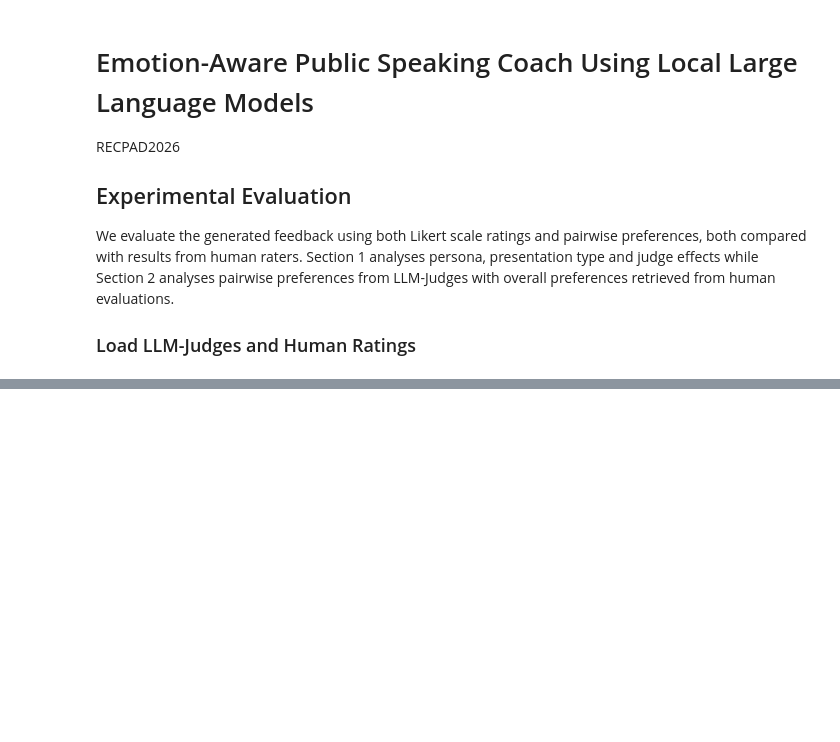
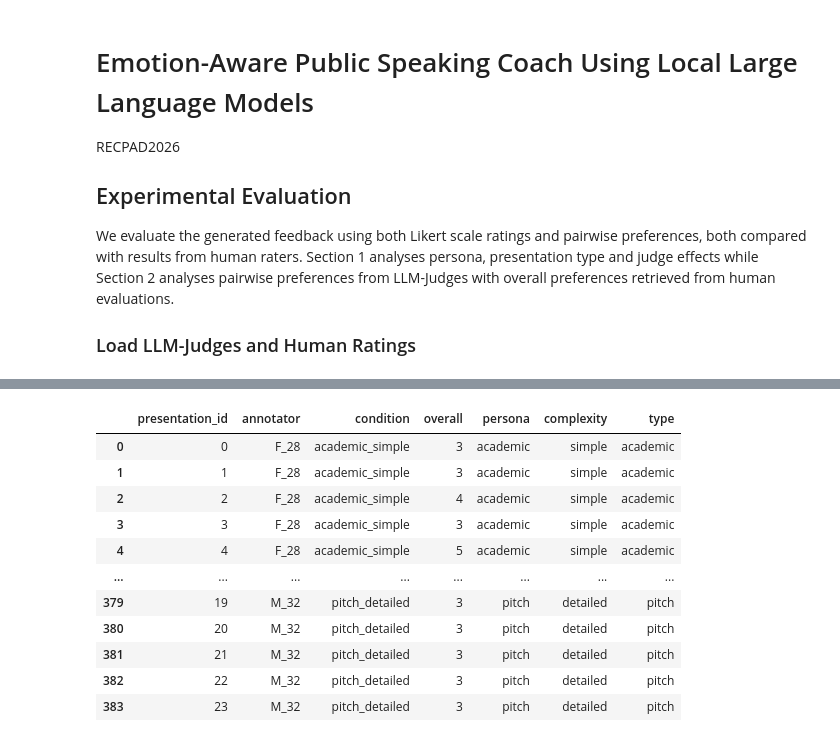
Before and after one commit to sofiafernandescd/EmoReA, a Jupyter notebook: persona-complexity-evaluation/analysis/recpad2026_results.ipynb, the cells around one changed output, grey strips where cells are left out. Drawn from its saved outputs; the diff is of its cells as text; code cells hidden in the pictures; blank space fills up the shorter version.

Commit message:
feat: pairwise comparison between LLM-judges and human evaluators

```diff
--- a/persona-complexity-evaluation/analysis/recpad2026_results.ipynb
+++ b/persona-complexity-evaluation/analysis/recpad2026_results.ipynb
@@ -997,0 +83,88 @@ plot_heatmap(df, title="GPT-4.1: A/B Comparison for Academic Presentations")
+# %%
+import pandas as pd
+
+r1 = pd.read_csv("../data/ratings_F_28.csv")
+r2 = pd.read_csv("../data/ratings_F_63.csv")
+r3 = pd.read_csv("../data/ratings_M_30.csv")
+r4 = pd.read_csv("../data/ratings_M_32.csv")
+
+r1["annotator"] = "F_28"
+r2["annotator"] = "F_63"
+r3["annotator"] = "M_30"
+r4["annotator"] = "M_32"
+
+df_human = pd.concat([r1, r2, r3, r4], ignore_index=True)
+
+human_long = df_human.melt(
+    id_vars=["n_record", "annotator"],
+    value_vars=[
+        "academic_simple",
+        "academic_detailed",
+        "pitch_simple",
+        "pitch_detailed"
+    ],
+    var_name="condition",
+    value_name="human_score"
+)
+
+human_long.rename(
+    columns={"n_record": "presentation_id"},
+    inplace=True
+)
+
+human_long["item"] = (
+    human_long["presentation_id"].astype(str)
+    + "_"
+    + human_long["condition"]
+)
+
+df_human_long = df_human.melt(
+    id_vars=["n_record", "annotator"],
+    value_vars=[
+        "academic_simple",
+        "academic_detailed",
+        "pitch_simple",
+        "pitch_detailed"
+    ],
+    var_name="condition",
+    value_name="overall"
+)
+
+df_human_long[["persona", "complexity"]] = (
+    df_human_long["condition"]
+    .str.extract(r"^(academic|pitch)_(simple|detailed)$")
+)
+
+# rename n_record to presentation_id to match the judges
+df_human_long = df_human_long.rename(
+    columns={"n_record": "presentation_id"}
+)
+
+# add type to human observations
+presentation_types = (
+    df_scale[["presentation_id", "type"]]
+    .drop_duplicates()
+    .set_index("presentation_id")["type"]
+    .to_dict()
+)
+
+df_human_long["type"] = (
+    df_human_long["presentation_id"]
+    .map(presentation_types)
+)
+
+
+df_human_long
+# %% [output]
+|  | presentation_id | annotator | condition | overall | persona | complexity | type |
+| 0 | 0 | F_28 | academic_simple | 3 | academic | simple | academic |
+| 1 | 1 | F_28 | academic_simple | 3 | academic | simple | academic |
+| 2 | 2 | F_28 | academic_simple | 4 | academic | simple | academic |
+| 3 | 3 | F_28 | academic_simple | 3 | academic | simple | academic |
+| 4 | 4 | F_28 | academic_simple | 5 | academic | simple | academic |
+| ... | ... | ... | ... | ... | ... | ... | ... |
+| 379 | 19 | M_32 | pitch_detailed | 3 | pitch | detailed | pitch |
+| 380 | 20 | M_32 | pitch_detailed | 3 | pitch | detailed | pitch |
+| 381 | 21 | M_32 | pitch_detailed | 3 | pitch | detailed | pitch |
+| 382 | 22 | M_32 | pitch_detailed | 3 | pitch | detailed | pitch |
+| 383 | 23 | M_32 | pitch_detailed | 3 | pitch | detailed | pitch |
```
Also changed, not shown: parts of 37 cells of this notebook.
